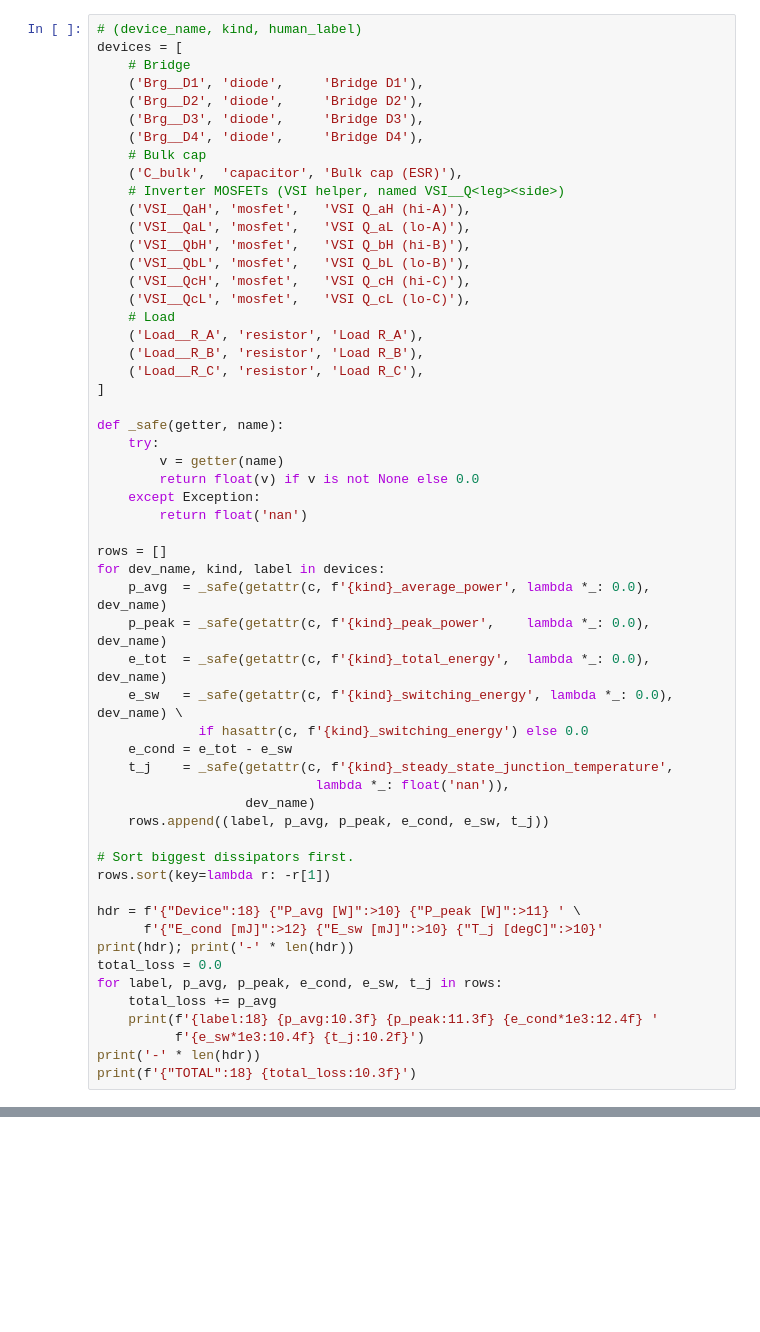
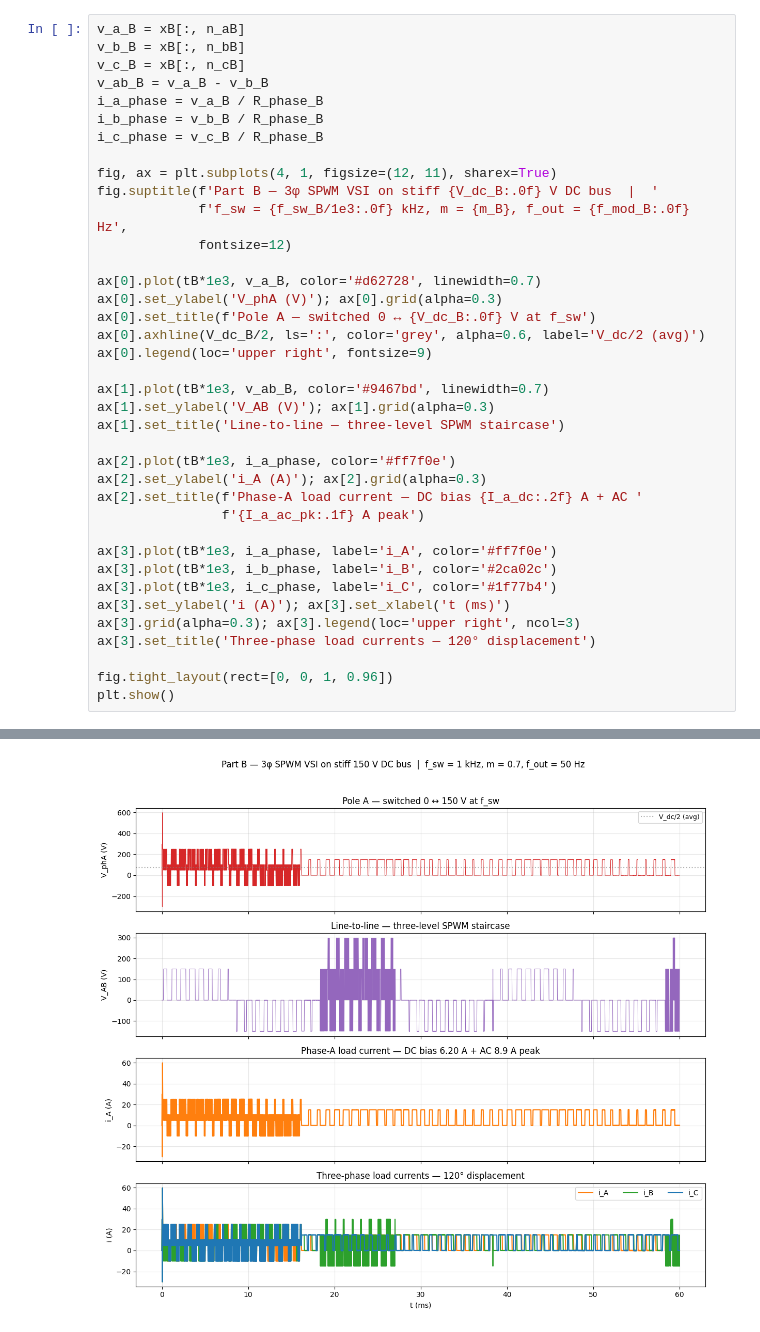
Before and after one commit to lgili/Pulsim, a Jupyter notebook: examples/notebooks/31_single_phase_to_three_phase_vsi.ipynb, the cells around one changed output, grey strips where cells are left out. Saved outputs shown, nothing was run; the diff lists cells and outputs as text; blank space fills up the shorter version.

```diff
--- a/examples/notebooks/31_single_phase_to_three_phase_vsi.ipynb
+++ b/examples/notebooks/31_single_phase_to_three_phase_vsi.ipynb
@@ -364,57 +368,39 @@ resistors only have conduction loss.
 # %%
-# (device_name, kind, human_label)
-devices = [
-    # Bridge
-    ('Brg__D1', 'diode',     'Bridge D1'),
-    ('Brg__D2', 'diode',     'Bridge D2'),
-    ('Brg__D3', 'diode',     'Bridge D3'),
-    ('Brg__D4', 'diode',     'Bridge D4'),
-    # Bulk cap
-    ('C_bulk',  'capacitor', 'Bulk cap (ESR)'),
-    # Inverter MOSFETs (VSI helper, named VSI__Q<leg><side>)
-    ('VSI__QaH', 'mosfet',   'VSI Q_aH (hi-A)'),
-    ('VSI__QaL', 'mosfet',   'VSI Q_aL (lo-A)'),
-    ('VSI__QbH', 'mosfet',   'VSI Q_bH (hi-B)'),
-    ('VSI__QbL', 'mosfet',   'VSI Q_bL (lo-B)'),
-    ('VSI__QcH', 'mosfet',   'VSI Q_cH (hi-C)'),
-    ('VSI__QcL', 'mosfet',   'VSI Q_cL (lo-C)'),
-    # Load
-    ('Load__R_A', 'resistor', 'Load R_A'),
-    ('Load__R_B', 'resistor', 'Load R_B'),
-    ('Load__R_C', 'resistor', 'Load R_C'),
-]
+v_a_B = xB[:, n_aB]
+v_b_B = xB[:, n_bB]
+v_c_B = xB[:, n_cB]
+v_ab_B = v_a_B - v_b_B
+i_a_phase = v_a_B / R_phase_B
+i_b_phase = v_b_B / R_phase_B
+i_c_phase = v_c_B / R_phase_B
 
-def _safe(getter, name):
-    try:
-        v = getter(name)
-        return float(v) if v is not None else 0.0
-    except Exception:
-        return float('nan')
+fig, ax = plt.subplots(4, 1, figsize=(12, 11), sharex=True)
+fig.suptitle(f'Part B — 3φ SPWM VSI on stiff {V_dc_B:.0f} V DC bus  |  '
+             f'f_sw = {f_sw_B/1e3:.0f} kHz, m = {m_B}, f_out = {f_mod_B:.0f} Hz',
+             fontsize=12)
 
-rows = []
-for dev_name, kind, label in devices:
-    p_avg  = _safe(getattr(c, f'{kind}_average_power', lambda *_: 0.0), dev_name)
-    p_peak = _safe(getattr(c, f'{kind}_peak_power',    lambda *_: 0.0), dev_name)
-    e_tot  = _safe(getattr(c, f'{kind}_total_energy',  lambda *_: 0.0), dev_name)
-    e_sw   = _safe(getattr(c, f'{kind}_switching_energy', lambda *_: 0.0), dev_name) \
-             if hasattr(c, f'{kind}_switching_energy') else 0.0
-    e_cond = e_tot - e_sw
-    t_j    = _safe(getattr(c, f'{kind}_steady_state_junction_temperature',
-                            lambda *_: float('nan')),
-                   dev_name)
-    rows.append((label, p_avg, p_peak, e_cond, e_sw, t_j))
+ax[0].plot(tB*1e3, v_a_B, color='#d62728', linewidth=0.7)
+ax[0].set_ylabel('V_phA (V)'); ax[0].grid(alpha=0.3)
+ax[0].set_title(f'Pole A — switched 0 ↔ {V_dc_B:.0f} V at f_sw')
+ax[0].axhline(V_dc_B/2, ls=':', color='grey', alpha=0.6, label='V_dc/2 (avg)')
+ax[0].legend(loc='upper right', fontsize=9)
 
-# Sort biggest dissipators first.
-rows.sort(key=lambda r: -r[1])
+ax[1].plot(tB*1e3, v_ab_B, color='#9467bd', linewidth=0.7)
+ax[1].set_ylabel('V_AB (V)'); ax[1].grid(alpha=0.3)
+ax[1].set_title('Line-to-line — three-level SPWM staircase')
 
-hdr = f'{"Device":18} {"P_avg [W]":>10} {"P_peak [W]":>11} ' \
-      f'{"E_cond [mJ]":>12} {"E_sw [mJ]":>10} {"T_j [degC]":>10}'
-print(hdr); print('-' * len(hdr))
-total_loss = 0.0
-for label, p_avg, p_peak, e_cond, e_sw, t_j in rows:
-    total_loss += p_avg
-    print(f'{label:18} {p_avg:10.3f} {p_peak:11.3f} {e_cond*1e3:12.4f} '
-          f'{e_sw*1e3:10.4f} {t_j:10.2f}')
-print('-' * len(hdr))
-print(f'{"TOTAL":18} {total_loss:10.3f}')
+ax[2].plot(tB*1e3, i_a_phase, color='#ff7f0e')
+ax[2].set_ylabel('i_A (A)'); ax[2].grid(alpha=0.3)
+ax[2].set_title(f'Phase-A load current — DC bias {I_a_dc:.2f} A + AC '
+                f'{I_a_ac_pk:.1f} A peak')
+
+ax[3].plot(tB*1e3, i_a_phase, label='i_A', color='#ff7f0e')
+ax[3].plot(tB*1e3, i_b_phase, label='i_B', color='#2ca02c')
+ax[3].plot(tB*1e3, i_c_phase, label='i_C', color='#1f77b4')
+ax[3].set_ylabel('i (A)'); ax[3].set_xlabel('t (ms)')
+ax[3].grid(alpha=0.3); ax[3].legend(loc='upper right', ncol=3)
+ax[3].set_title('Three-phase load currents — 120° displacement')
+
+fig.tight_layout(rect=[0, 0, 1, 0.96])
+plt.show()
 # %% [output]
@@ -439 +407,2 @@ TOTAL              395688.537
+[figure, added]
 # %% [markdown]
```
Also changed, not shown: parts of 17 cells of this notebook.
